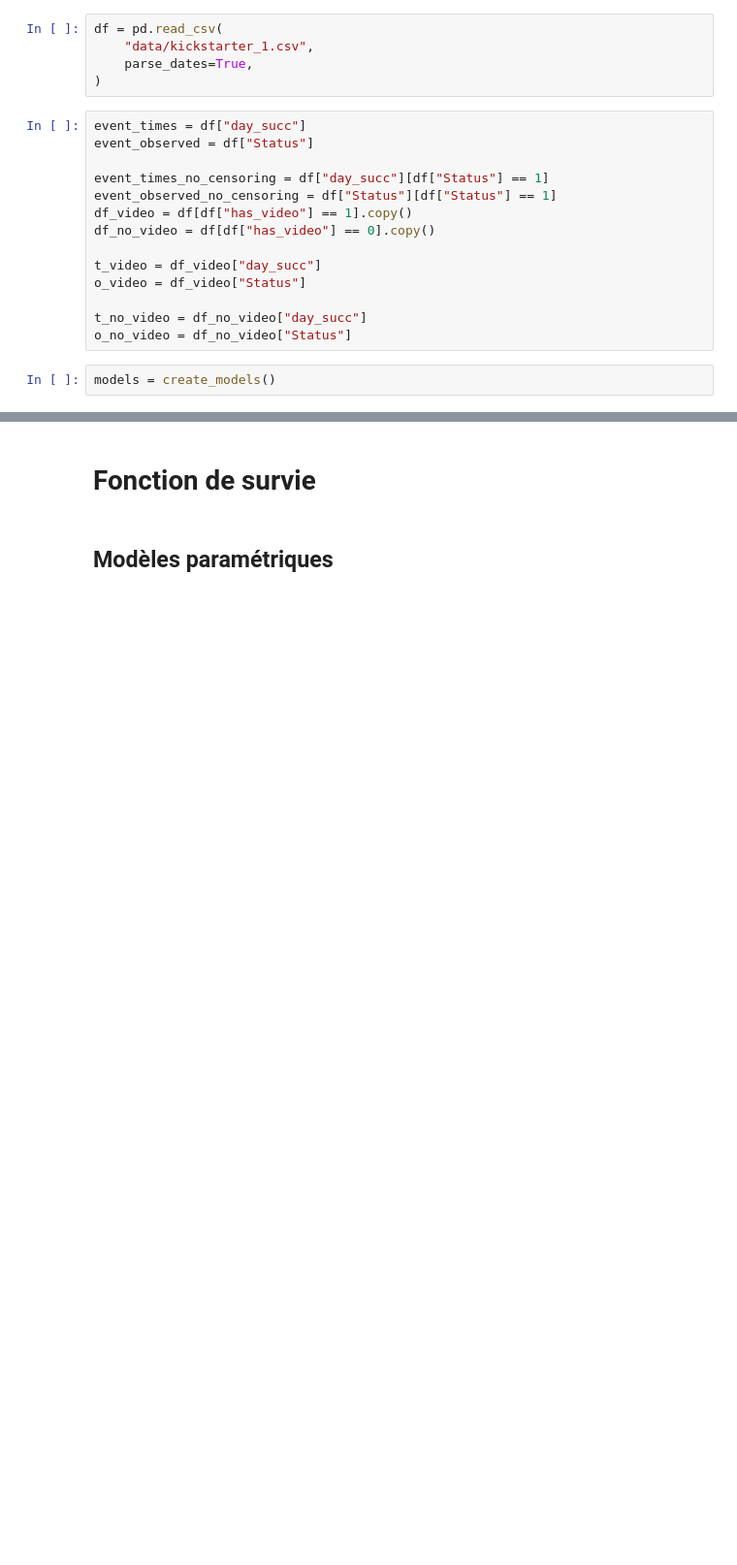
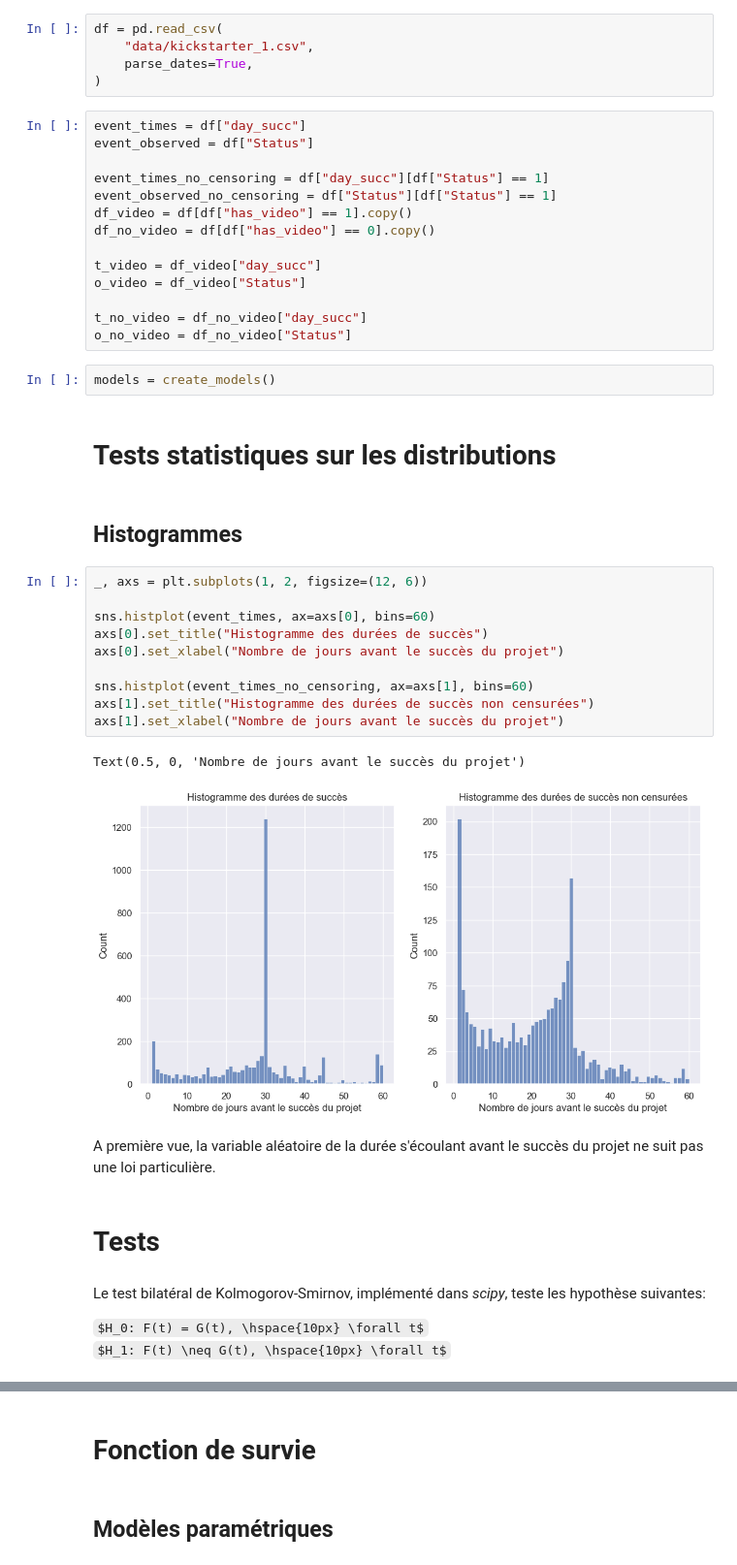
Before and after one commit to Ab2nour/kickstarter-project-analysis, a Jupyter notebook: src/notebooks/parametric_estimation.ipynb, the cells around one changed output, grey strips where cells are left out. Shown at 97% size. Saved outputs shown, nothing was run; the diff lists cells and outputs as text; some formulas as TeX source; blank space fills up the shorter version.

Commit message:
feat: display histograms and clean statistical tests

```diff
--- a/src/notebooks/parametric_estimation.ipynb
+++ b/src/notebooks/parametric_estimation.ipynb
@@ -40,3 +44,29 @@ t_no_video = df_no_video["day_succ"]
 o_no_video = df_no_video["Status"]
 # %%
 models = create_models()
+# %% [markdown]
+# Tests statistiques sur les distributions
+# %% [markdown]
+## Histogrammes
+# %%
+_, axs = plt.subplots(1, 2, figsize=(12, 6))
+
+sns.histplot(event_times, ax=axs[0], bins=60)
+axs[0].set_title("Histogramme des durées de succès")
+axs[0].set_xlabel("Nombre de jours avant le succès du projet")
+
+sns.histplot(event_times_no_censoring, ax=axs[1], bins=60)
+axs[1].set_title("Histogramme des durées de succès non censurées")
+axs[1].set_xlabel("Nombre de jours avant le succès du projet")
+# %% [output]
+Text(0.5, 0, 'Nombre de jours avant le succès du projet')
+[figure, added]
+# %% [markdown]
+A première vue, la variable aléatoire de la durée s'écoulant avant le succès du projet ne suit pas une loi particulière.
+# %% [markdown]
+# Tests
+# %% [markdown]
+Le test bilatéral de Kolmogorov-Smirnov, implémenté dans *scipy*, teste les hypothèse suivantes:
+
+$H_0: F(t) = G(t), \hspace{10px} \forall t$
+$H_1: F(t) \neq G(t), \hspace{10px} \forall t$
```
Also changed, not shown: parts of 18 cells of this notebook.
